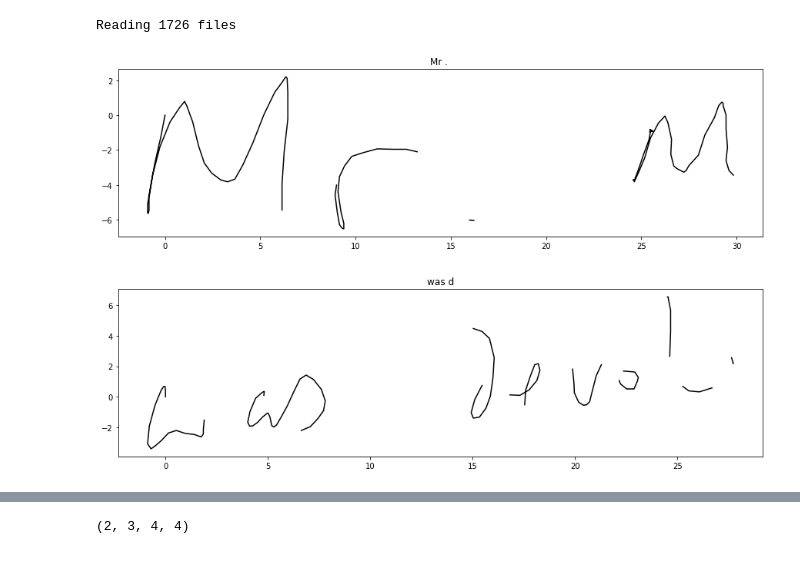
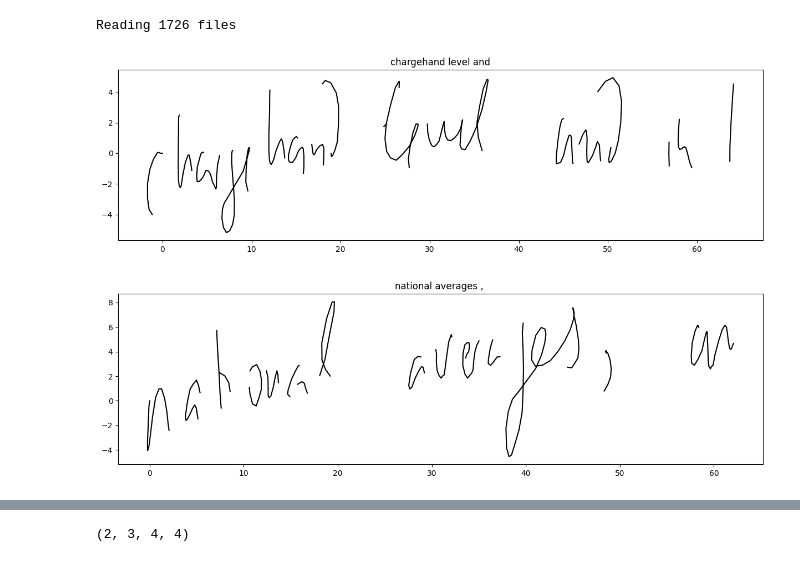
Before and after one commit to dcbrien/More-than-meets-the-eye---Transformers-that-write, a Jupyter notebook: Writing-Transformer.ipynb, the cells around one changed output, grey strips where cells are left out. Saved outputs shown, nothing was run; the diff lists cells and outputs as text; code cells hidden in the pictures.

```diff
--- a/Writing-Transformer.ipynb
+++ b/Writing-Transformer.ipynb
@@ -46,8 +53,8 @@ class WritingGenerator():
         # elegant way to handle that problem with a Transformer network, as we would need about 1500
         # tokens to read in every writing sample fully with padding and this is beyond a standard
         # Transformer. Perhaps a PerceiverAR is next?
-        self.MAX_STROKE_LEN = 100
-        self.MAX_CHAR_SEQ_LEN = 5
+        self.MAX_STROKE_LEN = 250
+        self.MAX_CHAR_SEQ_LEN = 20
 
         self.f_name = f_name
 
@@ -239,14 +246,14 @@ Reading 1726 files
 # %%
 # Inspect our dataset.  It returns a tuple of stroke offsets and matching ascii strings
 # You can see that there isn't an exact match for every subject for strokes to ascii
 # because of the token limit in Transformers
-SUB = 3
+SUB = 12
 
 for s, l in train.batched_onehot_set.take(2).cache():
     plot_stroke(s[0][SUB, :, :], s[1][SUB, :])
 # %% [output]
-[figure, old version]
+[figure, new version]
-[figure, old version]
+[figure, new version]
 # %%
 # Much of the following code is from the excellent Tensorflow tutorial on Transformers: https://www.tensorflow.org/text/tutorials/transformer
 
```
Also changed, not shown: parts of 20 cells of this notebook.
